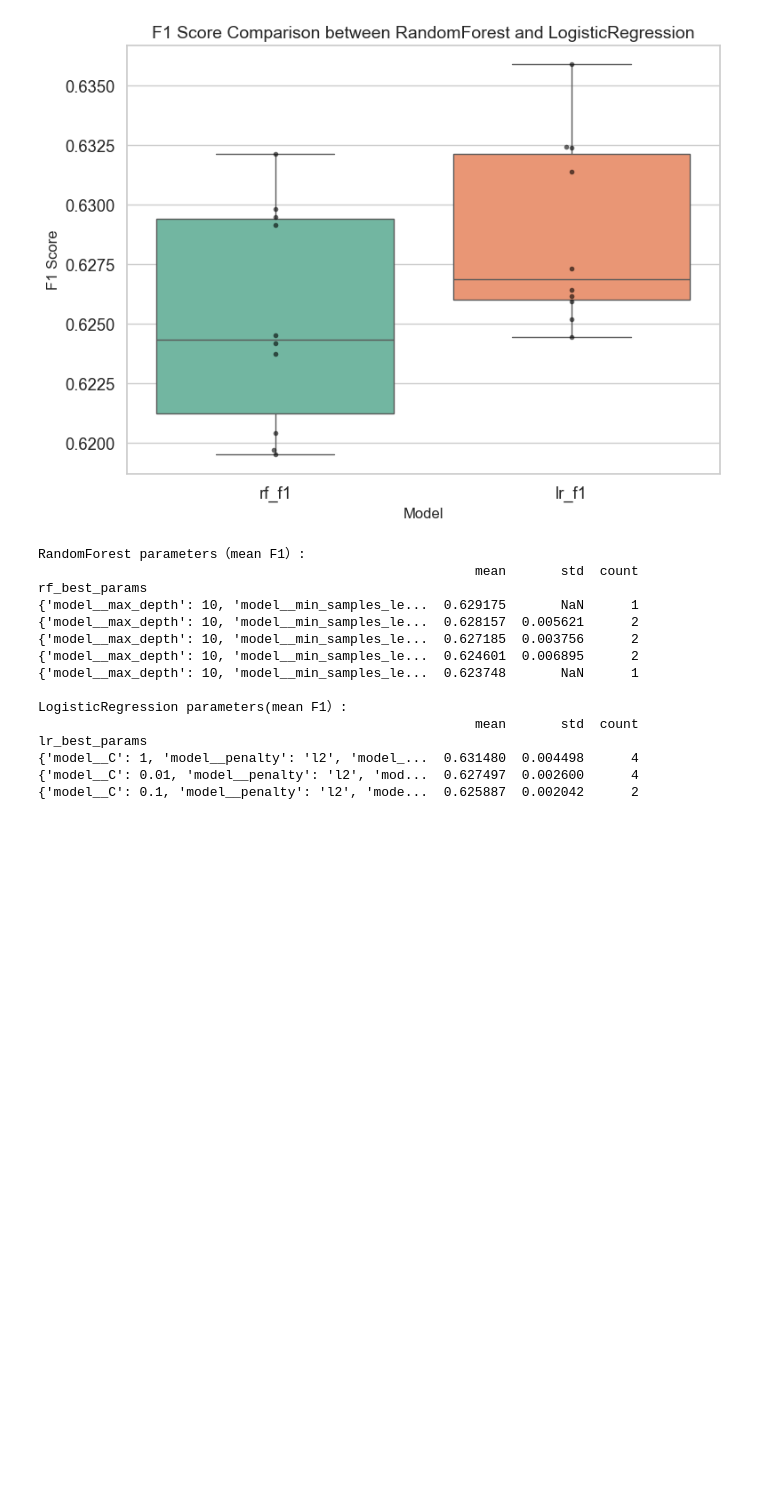
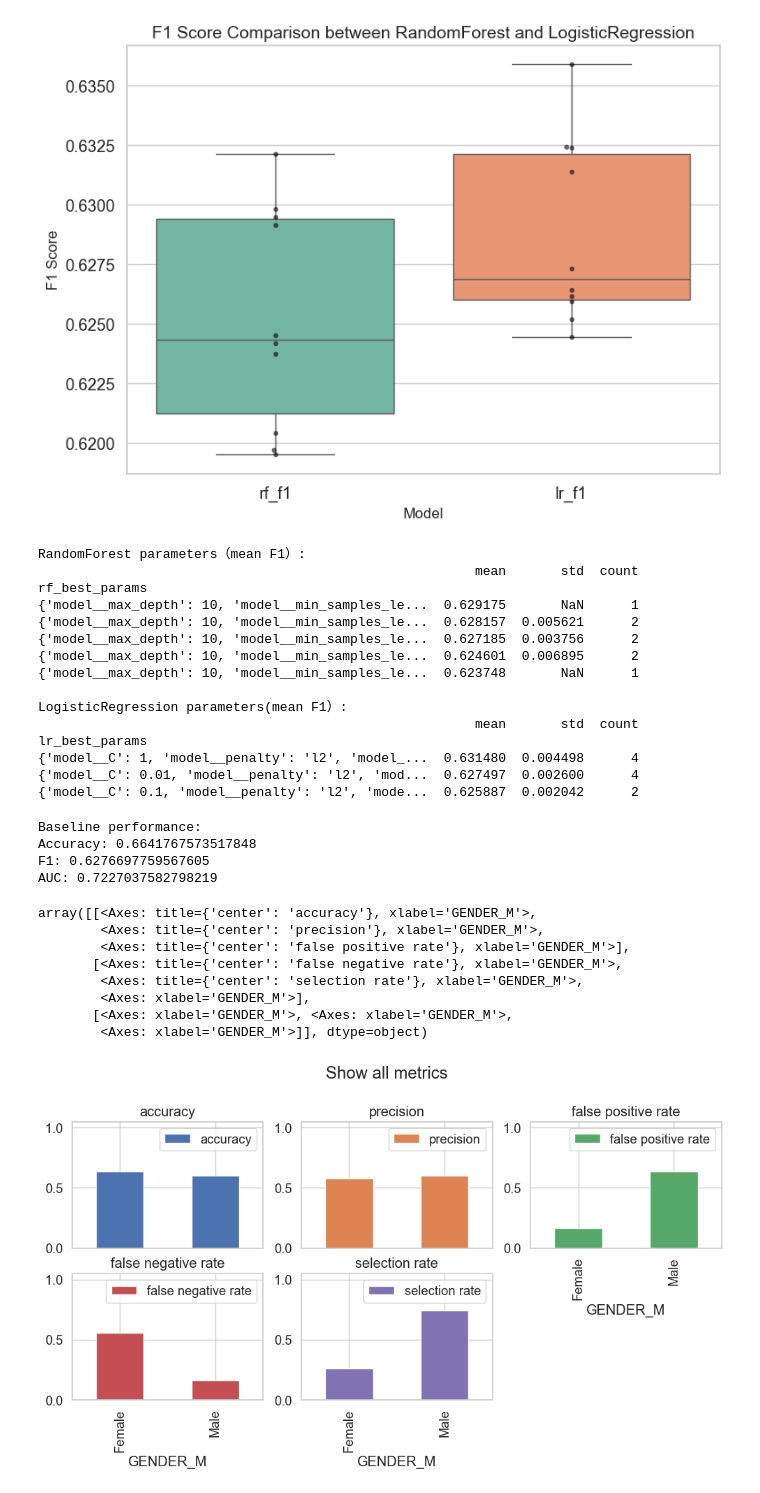
Before and after one commit to martenzZe/MRAI_project, a Jupyter notebook: Project_code.ipynb, the cells around one changed output. Drawn from its saved outputs; the diff is of its cells as text; code cells hidden in the pictures; blank space fills up the shorter version.

```diff
--- a/Project_code.ipynb
+++ b/Project_code.ipynb
@@ -572,3 +579,57 @@ lr_best_params
 {'model__C': 0.1, 'model__penalty': 'l2', 'mode...  0.625887  0.002042      2
 # %%
 #Fairness evaluation
+
+#Best logistic regression model
+
+pipeline_logic = Pipeline([
+    ('scaler', StandardScaler(with_mean=False)),
+    ('model', LogisticRegression(C =0.01, penalty='l2', solver='lbfgs', max_iter=1000, class_weight='balanced', random_state=42))
+])
+pipeline_logic.fit(X_train, y_train)
+
+y_pred = pipeline_logic.predict(X_test)
+y_prob = pipeline_logic.predict_proba(X_test)[:, 1]
+
+print("Baseline performance:")
+print("Accuracy:", accuracy_score(y_test, y_pred))
+print("F1:", f1_score(y_test, y_pred))
+print("AUC:", roc_auc_score(y_test, y_prob))
+
+sensitive_test = X_test['GENDER_M']
+sensitive_test_named = sensitive_test.replace({False: 'Female', True: 'Male'})
+#Plot
+
+
+metrics = {
+    "accuracy": balanced_accuracy_score,
+    "precision": precision_score,
+    "false positive rate": false_positive_rate,
+    "false negative rate": false_negative_rate,
+    "selection rate": selection_rate,
+}
+metric_frame = MetricFrame(
+    metrics=metrics, y_true=y_test, y_pred=y_pred, sensitive_features=sensitive_test_named
+)
+metric_frame.by_group.plot.bar(
+    subplots=True,
+    layout=[3, 3],
+    legend=True,
+    figsize=[12, 8],
+    ylim=[0,1.05],
+    title="Show all metrics",
+)
+# %% [output]
+Baseline performance:
+Accuracy: 0.6641767573517848
+F1: 0.6276697759567605
+AUC: 0.7227037582798219
+array([[<Axes: title={'center': 'accuracy'}, xlabel='GENDER_M'>,
+        <Axes: title={'center': 'precision'}, xlabel='GENDER_M'>,
+        <Axes: title={'center': 'false positive rate'}, xlabel='GENDER_M'>],
+       [<Axes: title={'center': 'false negative rate'}, xlabel='GENDER_M'>,
+        <Axes: title={'center': 'selection rate'}, xlabel='GENDER_M'>,
+        <Axes: xlabel='GENDER_M'>],
+       [<Axes: xlabel='GENDER_M'>, <Axes: xlabel='GENDER_M'>,
+        <Axes: xlabel='GENDER_M'>]], dtype=object)
+[figure, added]
```
Also changed, not shown: parts of 2 cells of this notebook.
